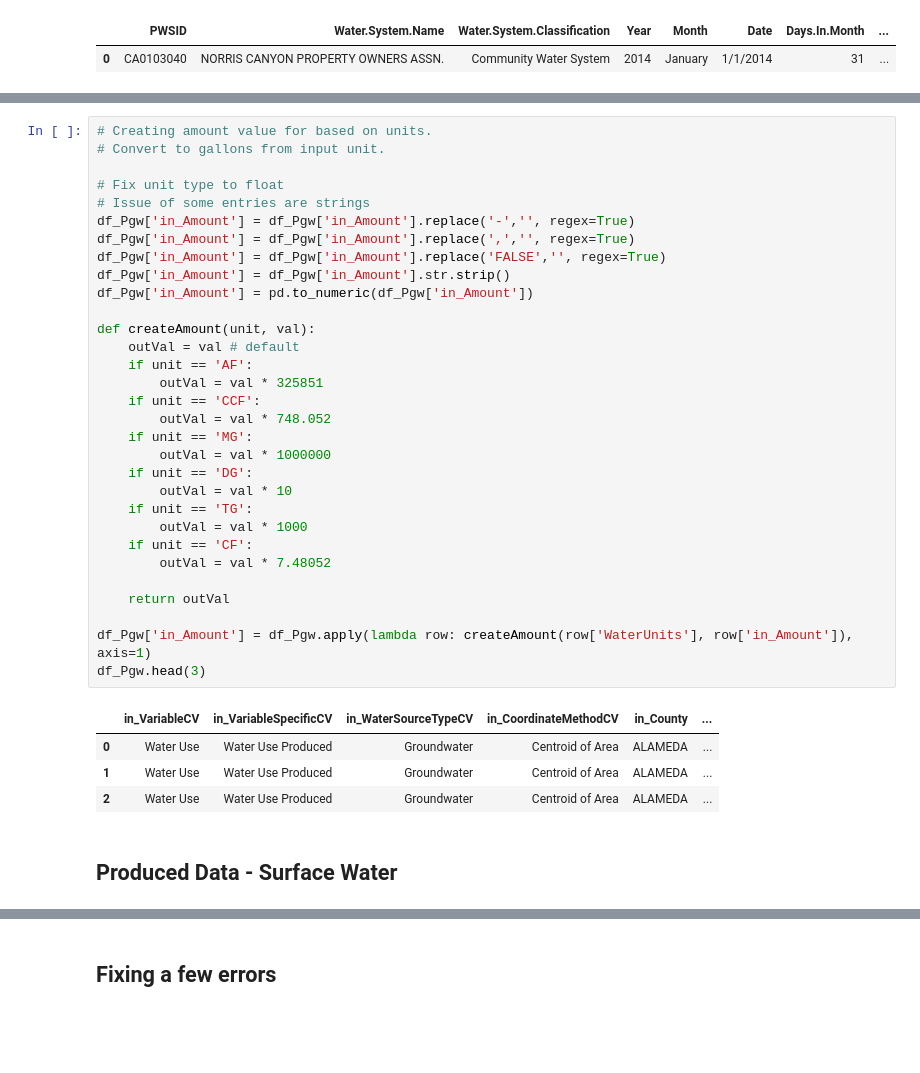
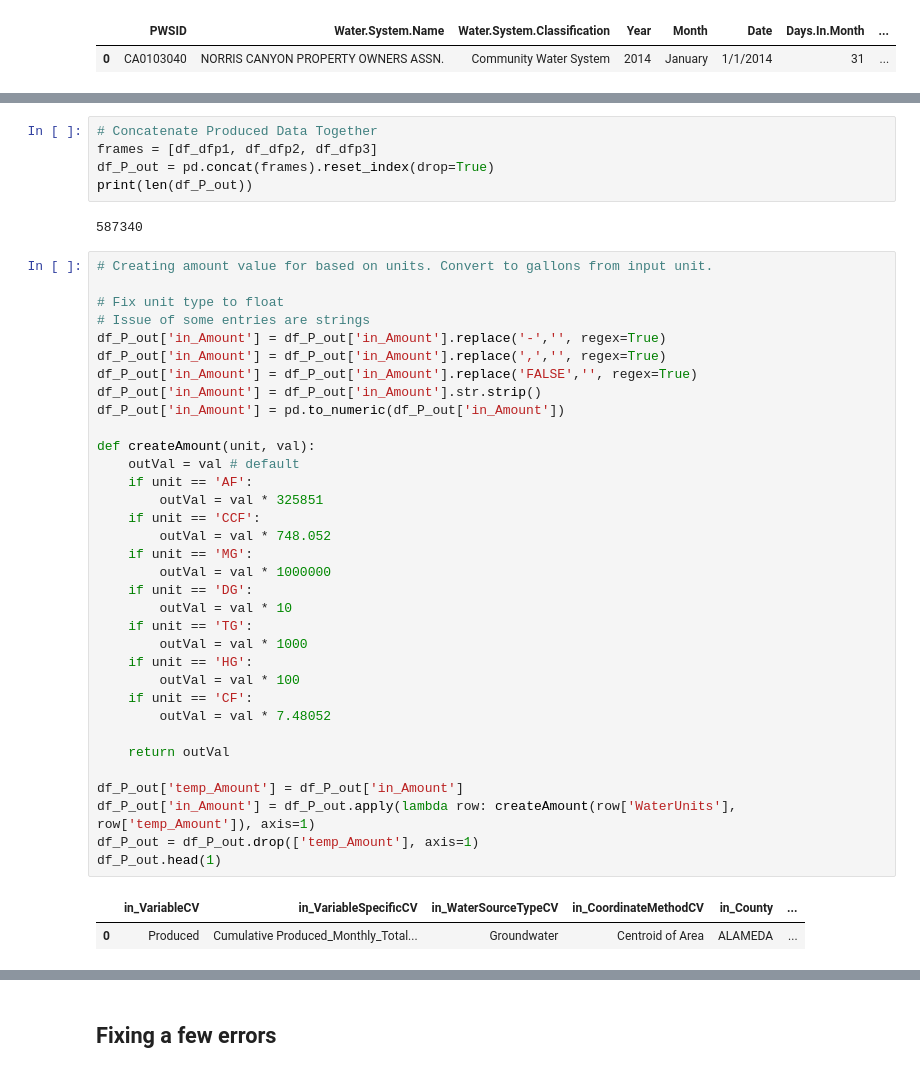
Before and after one commit to WSWCWaterDataExchange/MappingStatesDataToWaDE2.0, a Jupyter notebook: California/SiteSpecificAmounts/0_PreProcessCASiteSpecificData.ipynb, the cells around one changed output, grey strips where cells are left out. Drawn from its saved outputs; the diff is of its cells as text; blank space fills up the shorter version.

Commit message:
CA ss update.
CA ss update.  New mapping logic.  New timeseries.  Same data.

```diff
--- a/California/SiteSpecificAmounts/0_PreProcessCASiteSpecificData.ipynb
+++ b/California/SiteSpecificAmounts/0_PreProcessCASiteSpecificData.ipynb
@@ -198,38 +539,44 @@ df_Pgw.head(1)
+# %%
+# Concatenate Produced Data Together
+frames = [df_dfp1, df_dfp2, df_dfp3]
+df_P_out = pd.concat(frames).reset_index(drop=True)
+print(len(df_P_out))
+# %% [output]
+587340
 # %%
-# Creating amount value for based on units.
-# Convert to gallons from input unit.
+# Creating amount value for based on units. Convert to gallons from input unit.
 
 # Fix unit type to float
 # Issue of some entries are strings
-df_Pgw['in_Amount'] = df_Pgw['in_Amount'].replace('-','', regex=True)
-df_Pgw['in_Amount'] = df_Pgw['in_Amount'].replace(',','', regex=True)
-df_Pgw['in_Amount'] = df_Pgw['in_Amount'].replace('FALSE','', regex=True)
-df_Pgw['in_Amount'] = df_Pgw['in_Amount'].str.strip()
-df_Pgw['in_Amount'] = pd.to_numeric(df_Pgw['in_Amount'])
+df_P_out['in_Amount'] = df_P_out['in_Amount'].replace('-','', regex=True)
+df_P_out['in_Amount'] = df_P_out['in_Amount'].replace(',','', regex=True)
+df_P_out['in_Amount'] = df_P_out['in_Amount'].replace('FALSE','', regex=True)
+df_P_out['in_Amount'] = df_P_out['in_Amount'].str.strip()
+df_P_out['in_Amount'] = pd.to_numeric(df_P_out['in_Amount'])
 
 def createAmount(unit, val):
     outVal = val # default
     if unit == 'AF':
         outVal = val * 325851
     if unit == 'CCF':
         outVal = val * 748.052
     if unit == 'MG':
         outVal = val * 1000000
     if unit == 'DG':
         outVal = val * 10
     if unit == 'TG':
         outVal = val * 1000
+    if unit == 'HG':
+        outVal = val * 100
     if unit == 'CF':
         outVal = val * 7.48052
 
     return outVal
 
-df_Pgw['in_Amount'] = df_Pgw.apply(lambda row: createAmount(row['WaterUnits'], row['in_Amount']), axis=1)
-df_Pgw.head(3)
+df_P_out['temp_Amount'] = df_P_out['in_Amount']
+df_P_out['in_Amount'] = df_P_out.apply(lambda row: createAmount(row['WaterUnits'], row['temp_Amount']), axis=1)
+df_P_out = df_P_out.drop(['temp_Amount'], axis=1)
+df_P_out.head(1)
 # %% [output]
 |  | in_VariableCV | in_VariableSpecificCV | in_WaterSourceTypeCV | in_CoordinateMethodCV | in_County | ... |
-| 0 | Water Use | Water Use Produced | Groundwater | Centroid of Area | ALAMEDA | ... |
-| 1 | Water Use | Water Use Produced | Groundwater | Centroid of Area | ALAMEDA | ... |
-| 2 | Water Use | Water Use Produced | Groundwater | Centroid of Area | ALAMEDA | ... |
+| 0 | Produced | Cumulative Produced_Monthly_Total... | Groundwater | Centroid of Area | ALAMEDA | ... |
-# %% [markdown]
-## Produced Data - Surface Water
```
Also changed, not shown: parts of 28 cells of this notebook, 26 other files.
